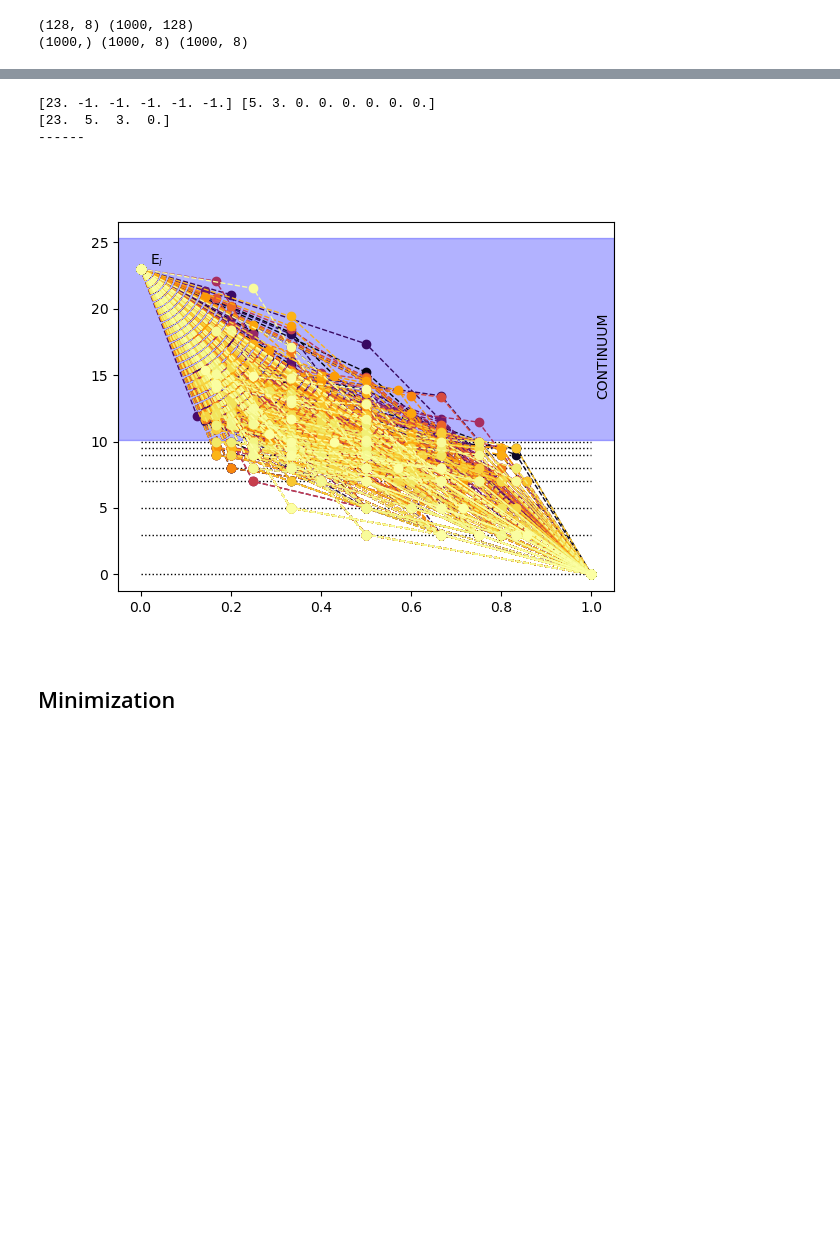
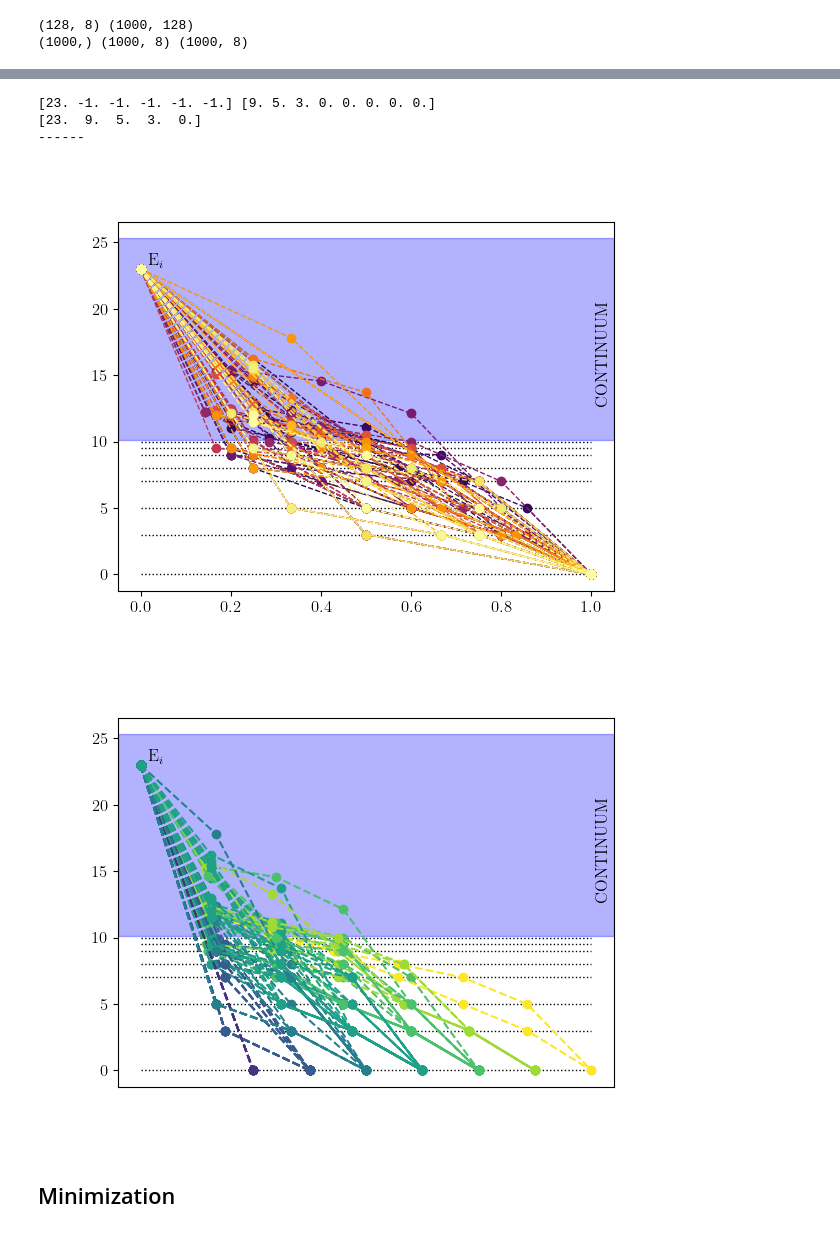
Before and after one commit to Pabce/chipmunc, a Jupyter notebook: params_test.ipynb, the cells around one changed output, grey strips where cells are left out. Cells and saved outputs as stored; diff of their text form; code cells hidden in the pictures; blank space fills up the shorter version.

```diff
--- a/params_test.ipynb
+++ b/params_test.ipynb
@@ -10,6 +10,11 @@ from jax import random, device_put
 import numpy as np
 import matplotlib.pyplot as plt
 import matplotlib as mpl
+plt.rcParams['text.usetex'] = True
+plt.rcParams['font.family'] = 'serif'
+plt.rcParams['font.serif'] = 'cmr10'
+plt.rcParams['font.size'] = 12
+
 import copy
 import time
 rng = np.random.default_rng()
@@ -313,39 +348,63 @@ initial_energy = 23.0
 discrete_continuum_boundary = meta_params['discrete_continuum_boundary']
 discrete_energies = meta_params['discrete_energies']
 
-num_paths = 1000
+num_paths = 100
 full_level_paths = full_energy_paths[0:num_paths]
 #print(combined_energies[1])
 
 idx = 8
 print(filtered_continuum_energies[idx], discrete_path_energies[idx])
 print(full_energy_paths[idx])
 print('------')
 
 %matplotlib widget
 plt.figure()
 # Plot the continuum energy range (from discrete/continuum boundary to start energy) as a rectangle
 plt.axhspan(discrete_continuum_boundary * 1.01, initial_energy * 1.1, alpha=0.3, color='blue')
 # Add a "CONTINUUM" label to the right, rotated 90 degrees
 plt.text(1.01, (discrete_continuum_boundary + initial_energy)/2, 'CONTINUUM', rotation=90, verticalalignment='center', horizontalalignment='left')
 # Plot the discrete energy levels as horizontal lines
 plt.hlines(discrete_energies, 0, 1, color='black', linewidth=1, linestyles='dotted')
 
 # Add a label for the initial energy
 plt.text(0.05, initial_energy, r'E$_i$', verticalalignment='bottom', horizontalalignment='right')
 cmap = plt.cm.inferno
 colors = cmap(np.linspace(0, 1, num_paths))
 
 for i, full_level_path in enumerate(full_level_paths):
     #print(full_level_path)
 
     # Plot the full energy path as a scatter joined with dashed lines
     plt.plot(np.linspace(0, 1, len(full_level_path)), full_level_path, color=colors[i], linestyle='--', marker='o', linewidth=1)
+
+# -------------------------------------------------------------------
+plt.figure()
+plt.axhspan(discrete_continuum_boundary * 1.01, initial_energy * 1.1, alpha=0.3, color='blue')
+plt.text(1.01, (discrete_continuum_boundary + initial_energy)/2, 'CONTINUUM', rotation=90, verticalalignment='center', horizontalalignment='left')
+plt.hlines(discrete_energies, 0, 1, color='black', linewidth=1, linestyles='dotted')
+plt.text(0.05, initial_energy, r'E$_i$', verticalalignment='bottom', horizontalalignment='right')
+
+# Get rid of the x ticks
+plt.xticks([])
+# Maximum path length
+max_path_length = np.max([len(path) for path in full_level_paths])
+
+cmap = plt.cm.viridis
+colors = cmap(np.linspace(0, 1, max_path_length))
+
+for i, full_level_path in enumerate(full_level_paths):
+    # Plot the full energy path as a scatter joined with dashed lines
+
+    # Color according to the path length
+    color = colors[len(full_level_path)-1]
+
+    plt.plot(np.linspace(0, len(full_level_path)/max_path_length, len(full_level_path)), full_level_path, color=color, linestyle='--', marker='o', linewidth=1.5)
 # %% [output]
-[23. -1. -1. -1. -1. -1.] [5. 3. 0. 0. 0. 0. 0. 0.]
-[23.  5.  3.  0.]
+[23. -1. -1. -1. -1. -1.] [9. 5. 3. 0. 0. 0. 0. 0.]
+[23.  9.  5.  3.  0.]
 ------
-[figure, old version]
+[figure, new version]
+[figure, added]
 # %% [markdown]
 ## Minimization
 # %%
```
Also changed, not shown: parts of 7 cells of this notebook, 1 other file.
